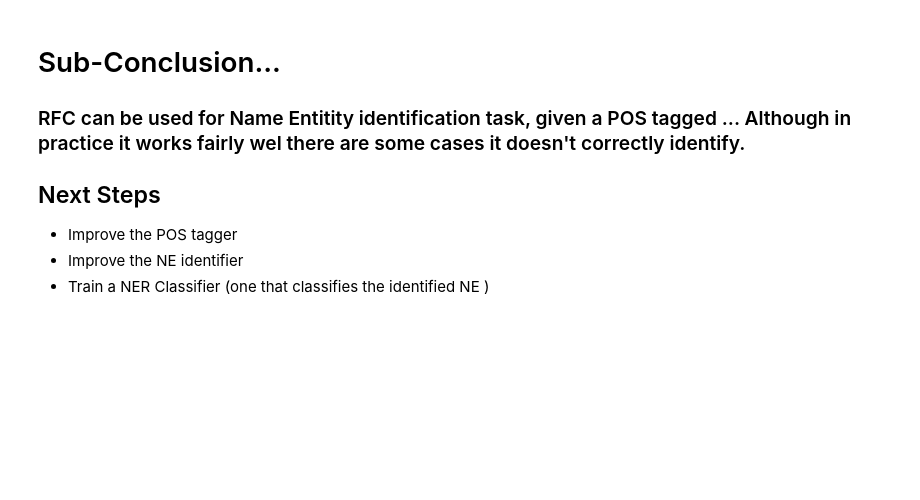
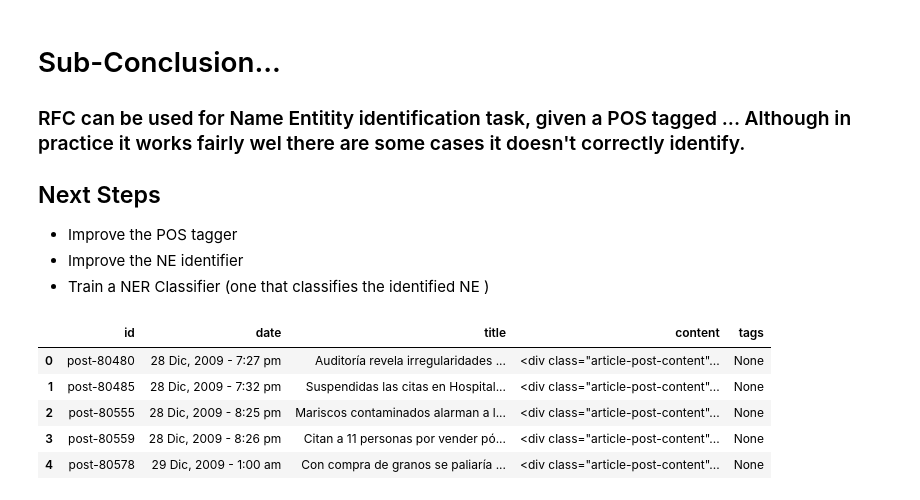
Before and after one commit to adtabora/criminal_risk, a Jupyter notebook: NLTK TESTS.ipynb, the cells around one changed output. Cells and saved outputs as stored; diff of their text form; code cells hidden in the pictures; blank space fills up the shorter version.

```diff
--- a/NLTK TESTS.ipynb
+++ b/NLTK TESTS.ipynb
@@ -450,3 +451,12 @@ feature_df.iob.hist()
 plt.show()
 # %%
 feature_df.iob.value_counts()
+# %%
+articles.head()
+# %% [output]
+|  | id | date | title | content | tags |
+| 0 | post-80480 | 28 Dic, 2009 - 7:27 pm | Auditoría revela irregularidades ... | <div class="article-post-content"... | None |
+| 1 | post-80485 | 28 Dic, 2009 - 7:32 pm | Suspendidas las citas en Hospital... | <div class="article-post-content"... | None |
+| 2 | post-80555 | 28 Dic, 2009 - 8:25 pm | Mariscos contaminados alarman a l... | <div class="article-post-content"... | None |
+| 3 | post-80559 | 28 Dic, 2009 - 8:26 pm | Citan a 11 personas por vender pó... | <div class="article-post-content"... | None |
+| 4 | post-80578 | 29 Dic, 2009 - 1:00 am | Con compra de granos se paliaría ... | <div class="article-post-content"... | None |
```
Also changed, not shown: parts of 4 cells of this notebook, 7 other files.
